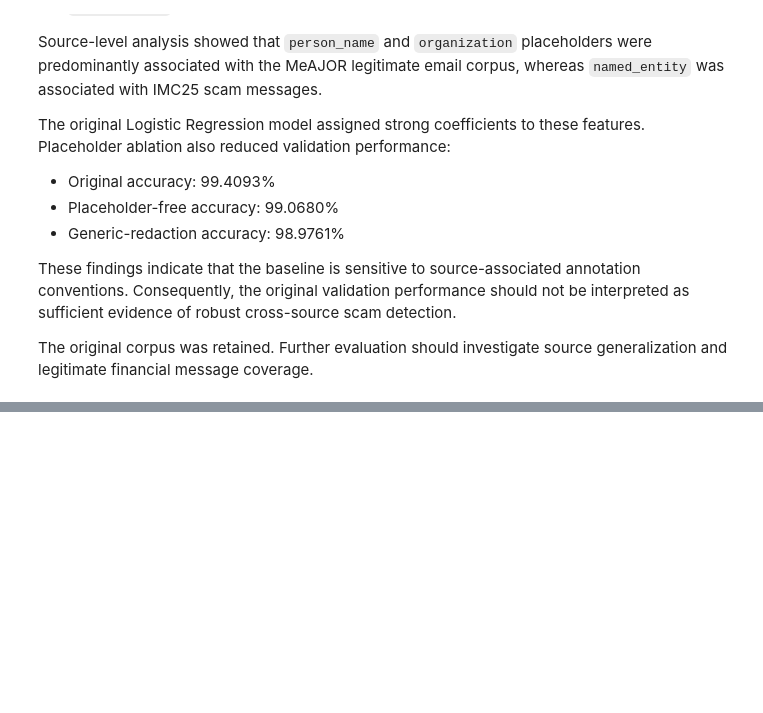
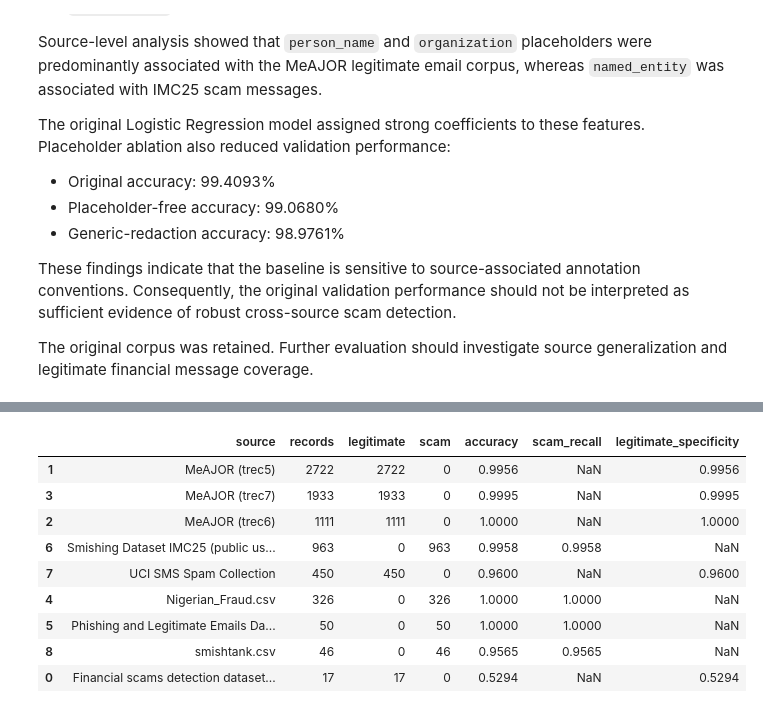
Before and after one commit to Supan-Roy/financial-scam-analysis, a Jupyter notebook: notebooks/03_baseline_machine_learning.ipynb, the cells around one changed output, grey strips where cells are left out. Drawn from its saved outputs; the diff is of its cells as text; code cells hidden in the pictures; blank space fills up the shorter version.

```diff
--- a/notebooks/03_baseline_machine_learning.ipynb
+++ b/notebooks/03_baseline_machine_learning.ipynb
@@ -1215,0 +1250,45 @@ message coverage.
+# %%
+# 31. Evaluate validation performance by source
+
+source_validation_summary = []
+
+for source, group in validation_df.groupby("source"):
+    indices = group.index
+
+    y_true = y_val.loc[indices]
+    y_pred = logistic_val_predictions[indices]
+
+    source_validation_summary.append({
+        "source": source,
+        "records": len(group),
+        "legitimate": int((y_true == 0).sum()),
+        "scam": int((y_true == 1).sum()),
+        "accuracy": accuracy_score(y_true, y_pred),
+        "scam_recall": (
+            recall_score(y_true, y_pred, zero_division=0)
+            if (y_true == 1).any() else None
+        ),
+        "legitimate_specificity": (
+            recall_score(y_true, y_pred, pos_label=0, zero_division=0)
+            if (y_true == 0).any() else None
+        )
+    })
+
+source_validation_summary = pd.DataFrame(source_validation_summary)
+
+display(
+    source_validation_summary
+    .sort_values("records", ascending=False)
+    .round(4)
+)
+# %% [output]
+|  | source | records | legitimate | scam | accuracy | scam_recall | legitimate_specificity |
+| 1 | MeAJOR (trec5) | 2722 | 2722 | 0 | 0.9956 | NaN | 0.9956 |
+| 3 | MeAJOR (trec7) | 1933 | 1933 | 0 | 0.9995 | NaN | 0.9995 |
+| 2 | MeAJOR (trec6) | 1111 | 1111 | 0 | 1.0000 | NaN | 1.0000 |
+| 6 | Smishing Dataset IMC25 (public us... | 963 | 0 | 963 | 0.9958 | 0.9958 | NaN |
+| 7 | UCI SMS Spam Collection | 450 | 450 | 0 | 0.9600 | NaN | 0.9600 |
+| 4 | Nigerian_Fraud.csv | 326 | 0 | 326 | 1.0000 | 1.0000 | NaN |
+| 5 | Phishing and Legitimate Emails Da... | 50 | 0 | 50 | 1.0000 | 1.0000 | NaN |
+| 8 | smishtank.csv | 46 | 0 | 46 | 0.9565 | 0.9565 | NaN |
+| 0 | Financial scams detection dataset... | 17 | 17 | 0 | 0.5294 | NaN | 0.5294 |
```
Also changed, not shown: parts of 8 cells of this notebook, 2 other files.
